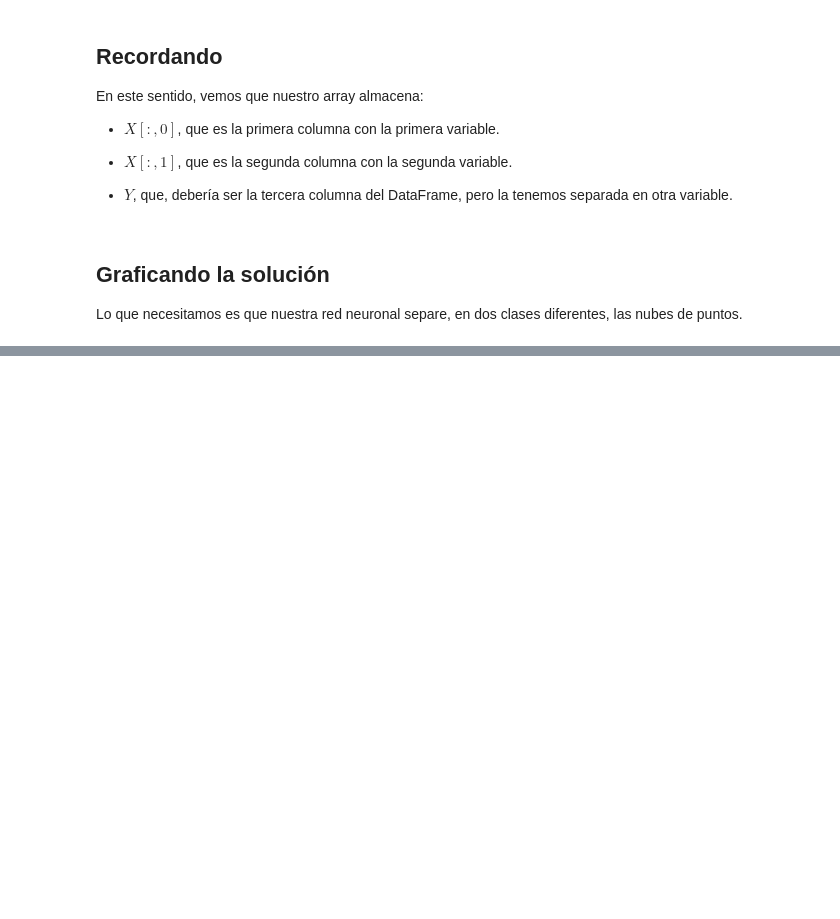
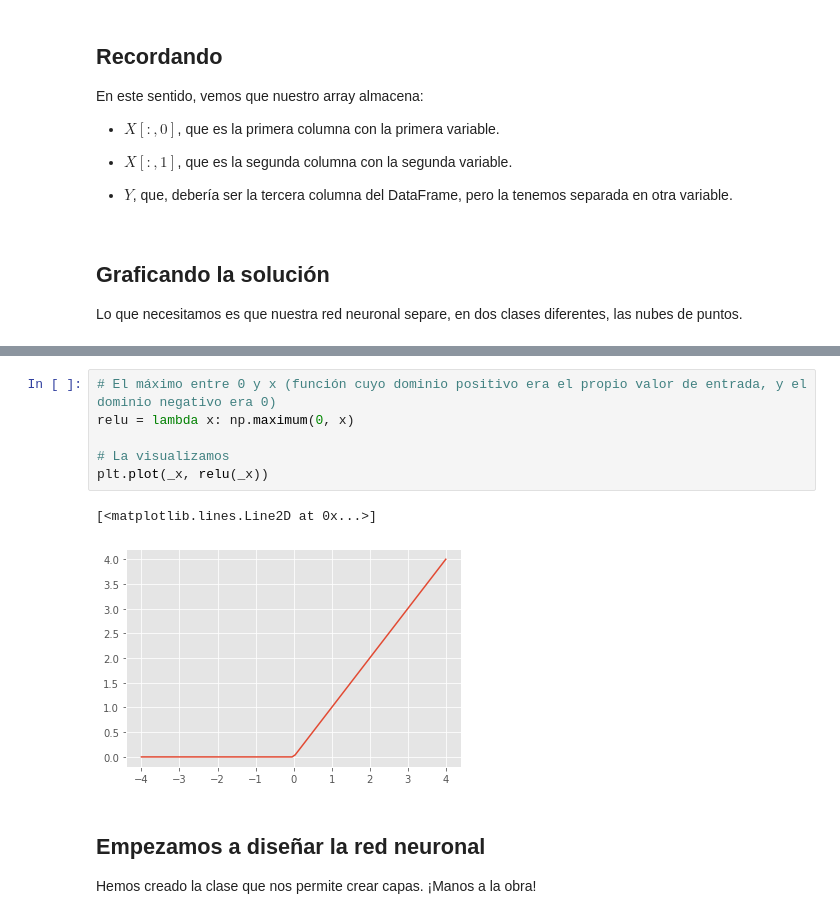
Before and after one commit to adinamarca/notebooks, a Jupyter notebook: PY/ML/4_redes_neuronales/notebook.ipynb, the cells around one changed output, grey strips where cells are left out. Saved outputs shown, nothing was run; the diff lists cells and outputs as text; blank space fills up the shorter version.

```diff
--- a/PY/ML/4_redes_neuronales/notebook.ipynb
+++ b/PY/ML/4_redes_neuronales/notebook.ipynb
@@ -909,0 +1016,13 @@ En esta celda debería ir código... Pero nuevamente deberé hacer una pausa par
+# %%
+# El máximo entre 0 y x (función cuyo dominio positivo era el propio valor de entrada, y el dominio negativo era 0)
+relu = lambda x: np.maximum(0, x)
+
+# La visualizamos
+plt.plot(_x, relu(_x))
+# %% [output]
+[<matplotlib.lines.Line2D at 0x...>]
+[figure, added]
+# %% [markdown]
+## Empezamos a diseñar la red neuronal
+
+Hemos creado la clase que nos permite crear capas. ¡Manos a la obra!
```
Also changed, not shown: parts of 20 cells of this notebook, 2 other files.
